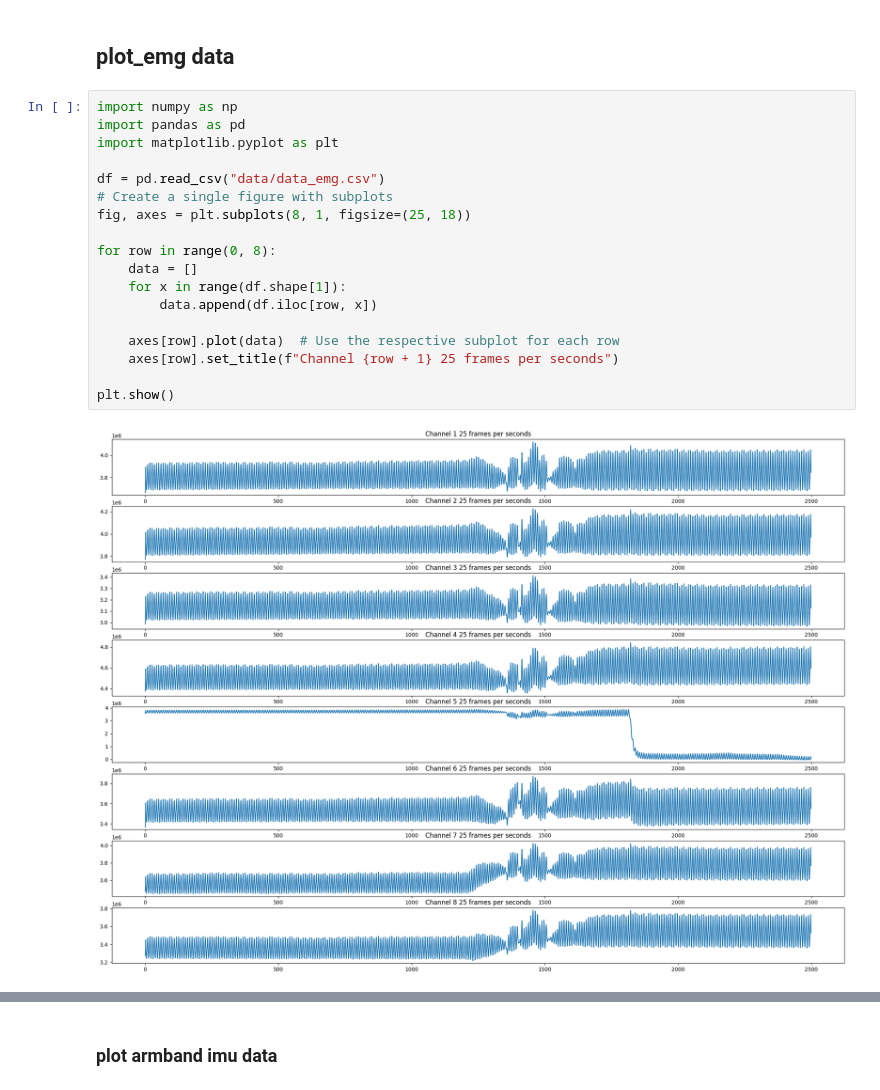
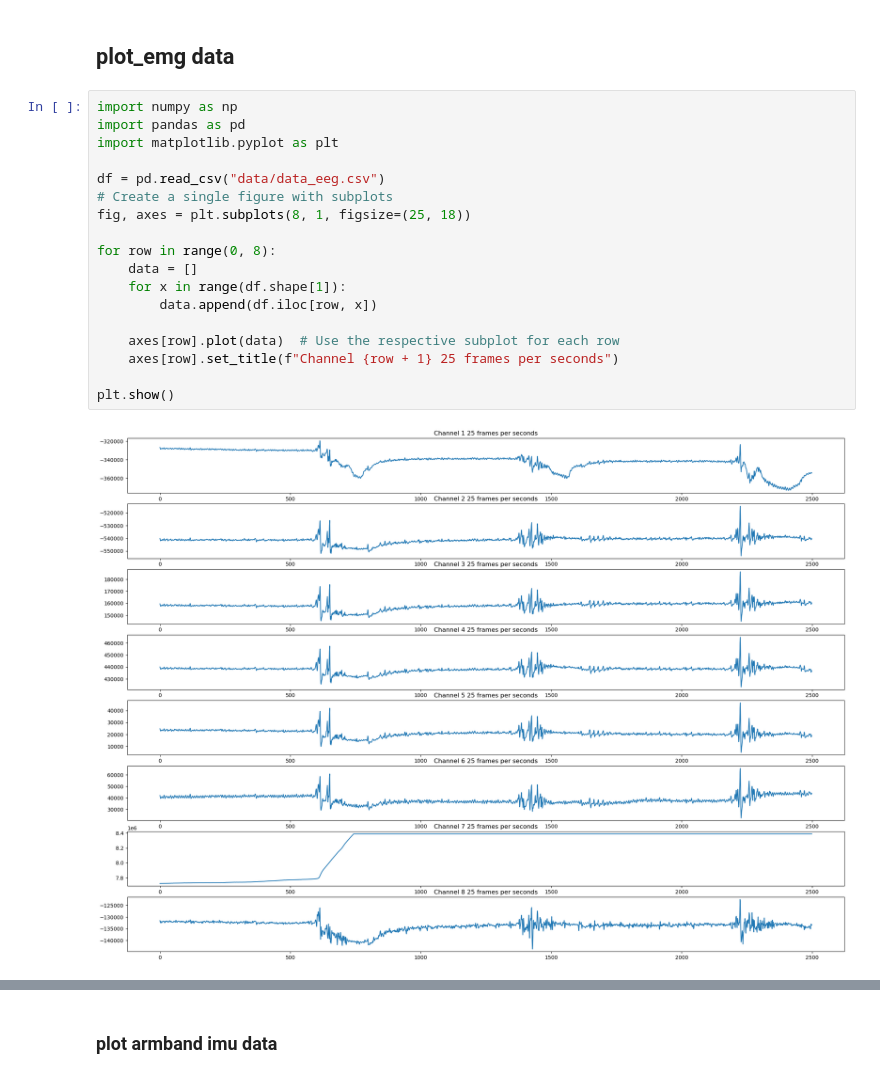
Before and after one commit to CodyB0T/Sensor-Data-Acquisition-Project, a Jupyter notebook: combo/test10/plot.ipynb, the cells around one changed output, grey strips where cells are left out. Drawn from its saved outputs; the diff is of its cells as text.

```diff
--- a/combo/test10/plot.ipynb
+++ b/combo/test10/plot.ipynb
@@ -3,20 +3,20 @@
 # %%
 import numpy as np
 import pandas as pd
 import matplotlib.pyplot as plt
 
-df = pd.read_csv("data/data_emg.csv")
+df = pd.read_csv("data/data_eeg.csv")
 # Create a single figure with subplots
 fig, axes = plt.subplots(8, 1, figsize=(25, 18))
 
 for row in range(0, 8):
     data = []
     for x in range(df.shape[1]):
         data.append(df.iloc[row, x])
 
     axes[row].plot(data)  # Use the respective subplot for each row
     axes[row].set_title(f"Channel {row + 1} 25 frames per seconds")
 
 plt.show()
 # %% [output]
-[figure, old version]
+[figure, new version]
```
Also changed, not shown: parts of 3 cells of this notebook, 22 other files.
